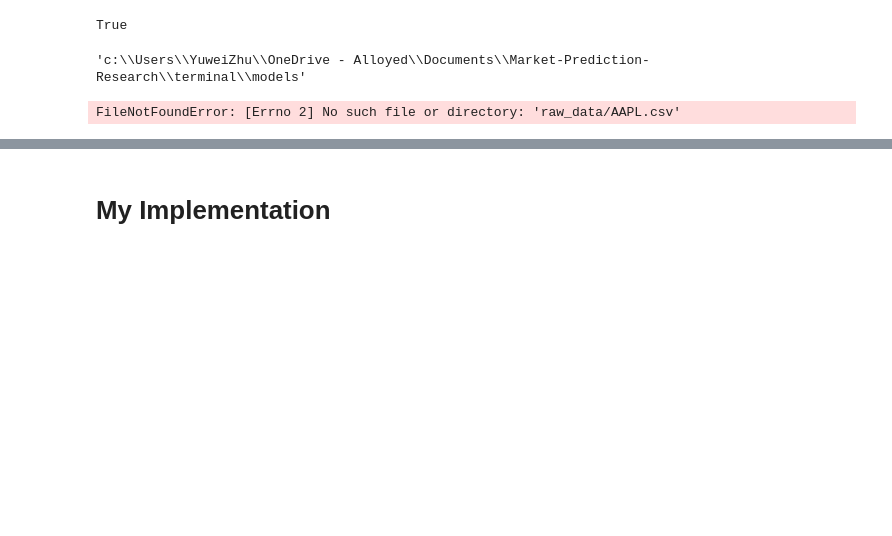
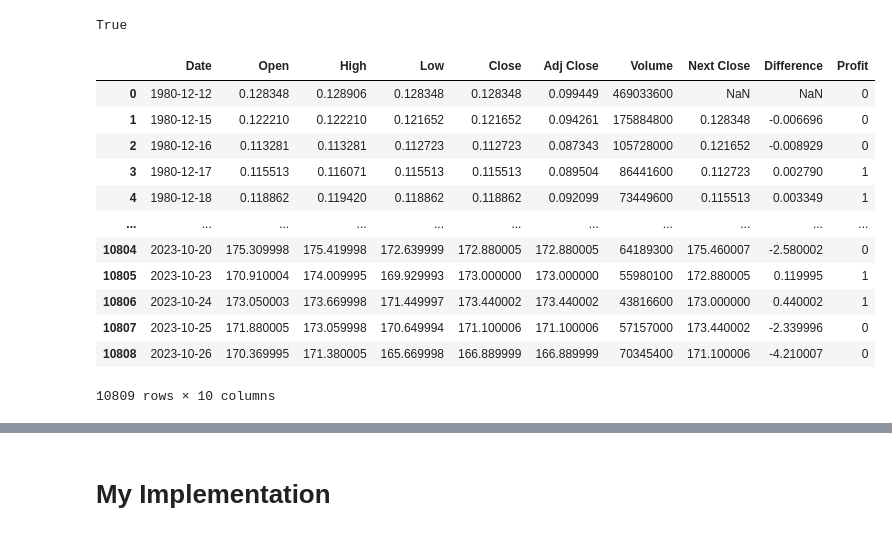
Before and after one commit to yuwei-1/Market-Prediction-Research, a Jupyter notebook: deep_q_network.ipynb, the cells around one changed output, grey strips where cells are left out. Saved outputs shown, nothing was run; the diff lists cells and outputs as text; code cells hidden in the pictures; blank space fills up the shorter version.

```diff
--- a/terminal/models/deep_q_network.ipynb
+++ b/deep_q_network.ipynb
@@ -35,12 +35,3 @@ sys.path.append("C:/Users/YuweiZhu/OneDrive - Alloyed/Documents/Market-Predictio
 # %%
 from environments.stock_env import StockEnvironment
 import os
-# %%
-os.getcwd()
-# %% [output]
-'c:\\Users\\YuweiZhu\\OneDrive - Alloyed\\Documents\\Market-Prediction-Research\\terminal\\models'
-# %%
-env = StockEnvironment()
-env.make("aapl")
-# %% [output]
-FileNotFoundError: [Errno 2] No such file or directory: 'raw_data/AAPL.csv'
@@ -46,0 +41,19 @@ FileNotFoundError: [Errno 2] No such file or directory: 'raw_data/AAPL.csv'
+# %%
+csvr = CSVReader(path="raw_data/AAPL.csv")
+df = csvr.get_df()
+fg = FeatureGenerator(df)
+fg.df
+# %% [output]
+|  | Date | Open | High | Low | Close | Adj Close | Volume | Next Close | Difference | Profit |
+| 0 | 1980-12-12 | 0.128348 | 0.128906 | 0.128348 | 0.128348 | 0.099449 | 469033600 | NaN | NaN | 0 |
+| 1 | 1980-12-15 | 0.122210 | 0.122210 | 0.121652 | 0.121652 | 0.094261 | 175884800 | 0.128348 | -0.006696 | 0 |
+| 2 | 1980-12-16 | 0.113281 | 0.113281 | 0.112723 | 0.112723 | 0.087343 | 105728000 | 0.121652 | -0.008929 | 0 |
+| 3 | 1980-12-17 | 0.115513 | 0.116071 | 0.115513 | 0.115513 | 0.089504 | 86441600 | 0.112723 | 0.002790 | 1 |
+| 4 | 1980-12-18 | 0.118862 | 0.119420 | 0.118862 | 0.118862 | 0.092099 | 73449600 | 0.115513 | 0.003349 | 1 |
+| ... | ... | ... | ... | ... | ... | ... | ... | ... | ... | ... |
+| 10804 | 2023-10-20 | 175.309998 | 175.419998 | 172.639999 | 172.880005 | 172.880005 | 64189300 | 175.460007 | -2.580002 | 0 |
+| 10805 | 2023-10-23 | 170.910004 | 174.009995 | 169.929993 | 173.000000 | 173.000000 | 55980100 | 172.880005 | 0.119995 | 1 |
+| 10806 | 2023-10-24 | 173.050003 | 173.669998 | 171.449997 | 173.440002 | 173.440002 | 43816600 | 173.000000 | 0.440002 | 1 |
+| 10807 | 2023-10-25 | 171.880005 | 173.059998 | 170.649994 | 171.100006 | 171.100006 | 57157000 | 173.440002 | -2.339996 | 0 |
+| 10808 | 2023-10-26 | 170.369995 | 171.380005 | 165.669998 | 166.889999 | 166.889999 | 70345400 | 171.100006 | -4.210007 | 0 |
+10809 rows × 10 columns
```
Also changed, not shown: parts of 9 cells of this notebook, 8 other files.
